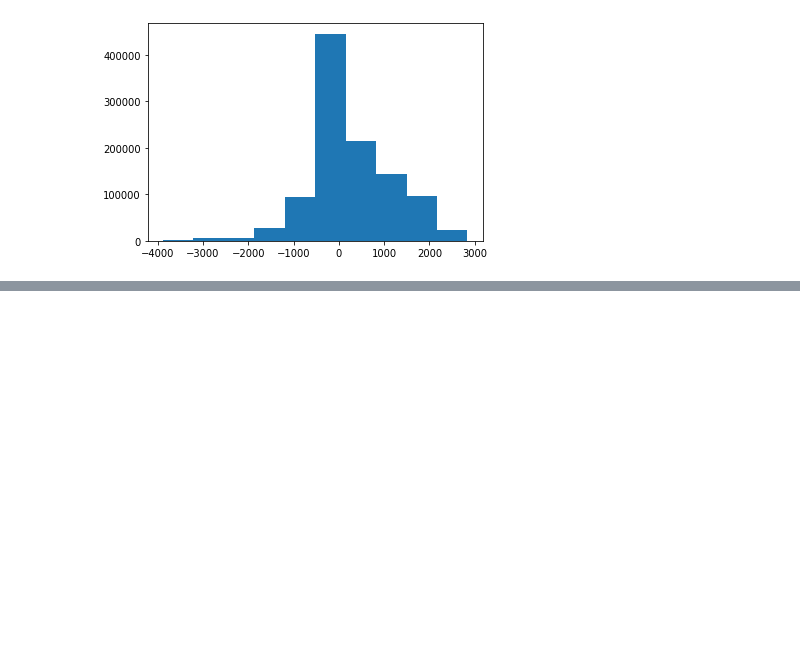
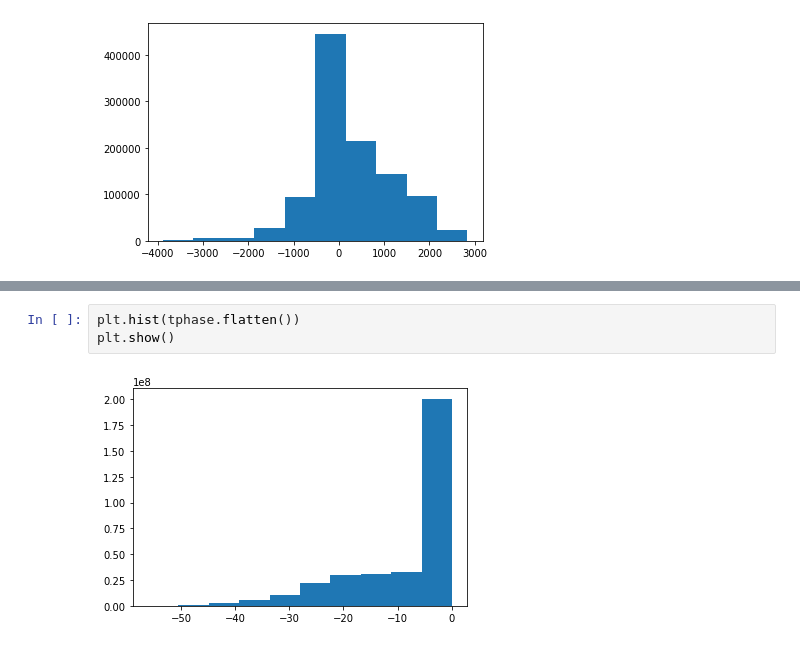
Before and after one commit to jarrodhaas/SAR-Phase-Unwrapping-Benchmark, a Jupyter notebook: clip_and_align_with_rasterio.ipynb, the cells around one changed output, grey strips where cells are left out. Saved outputs shown, nothing was run; the diff lists cells and outputs as text; blank space fills up the shorter version.

```diff
--- a/clip_and_align_with_rasterio.ipynb
+++ b/clip_and_align_with_rasterio.ipynb
@@ -155,0 +180,5 @@ plt.show()
+# %%
+plt.hist(tphase.flatten())
+plt.show()
+# %% [output]
+[figure, added]
```
Also changed, not shown: parts of 12 cells of this notebook, 1 other file.
